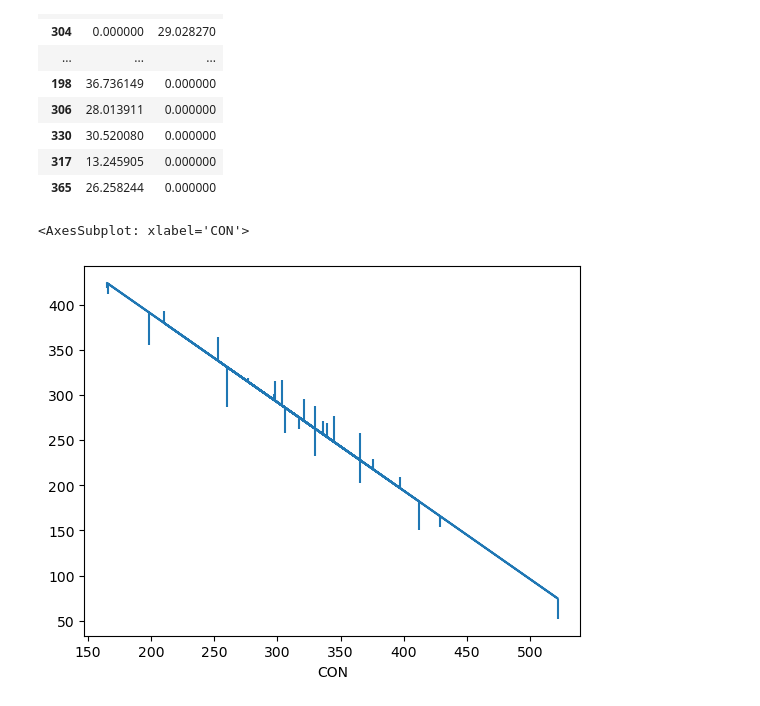
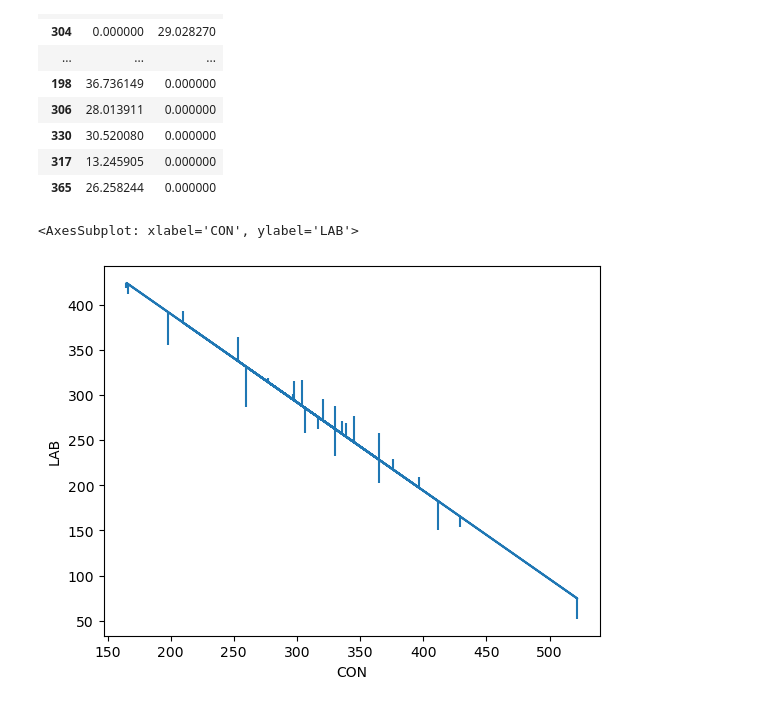
Before and after one commit to stelios-c/uk_votes, a Jupyter notebook: uk_elections.ipynb, the cells around one changed output. Drawn from its saved outputs; the diff is of its cells as text; code cells hidden in the pictures.

```diff
--- a/uk_elections.ipynb
+++ b/uk_elections.ipynb
@@ -233,12 +233,13 @@ Though the dataset doesn't extend enough after that to identify the next cluster
 # %%
 (elections_seats_enhanced
  .reset_index()
  .set_index('CON')
  .lab_predicted
  .plot(yerr=[elections_seats_enhanced.reset_index().set_index('CON')['low_err'],
-       elections_seats_enhanced.reset_index().set_index('CON')['high_err']]
+       elections_seats_enhanced.reset_index().set_index('CON')['high_err']],
+       ylabel='LAB'
       )
 )
 # %% [output]
-<AxesSubplot: xlabel='CON'>
+<AxesSubplot: xlabel='CON', ylabel='LAB'>
-[figure, old version]
+[figure, new version]
```
